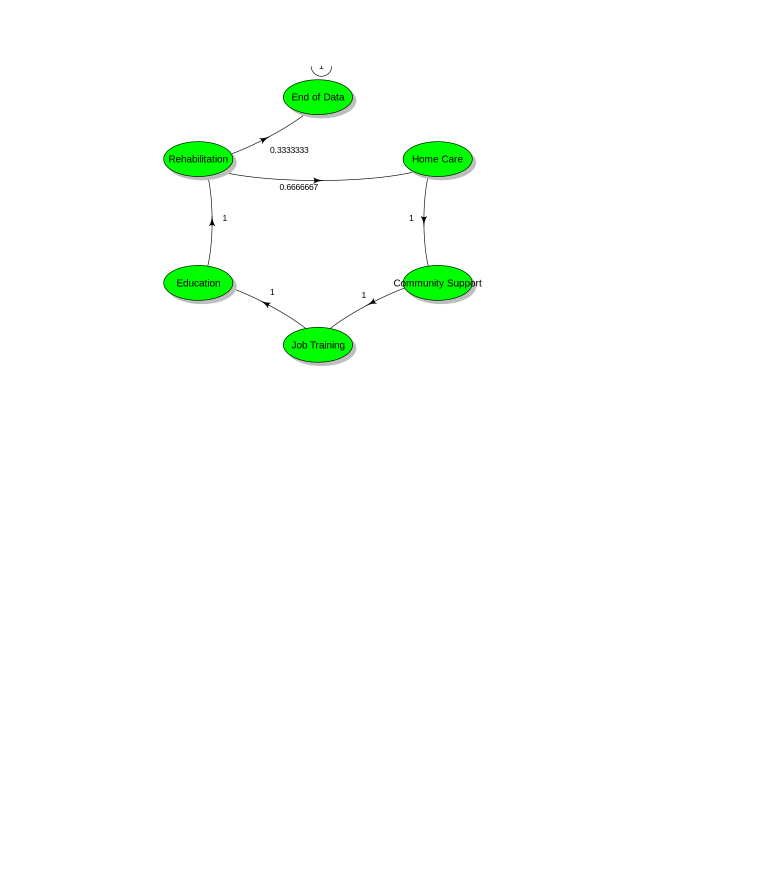
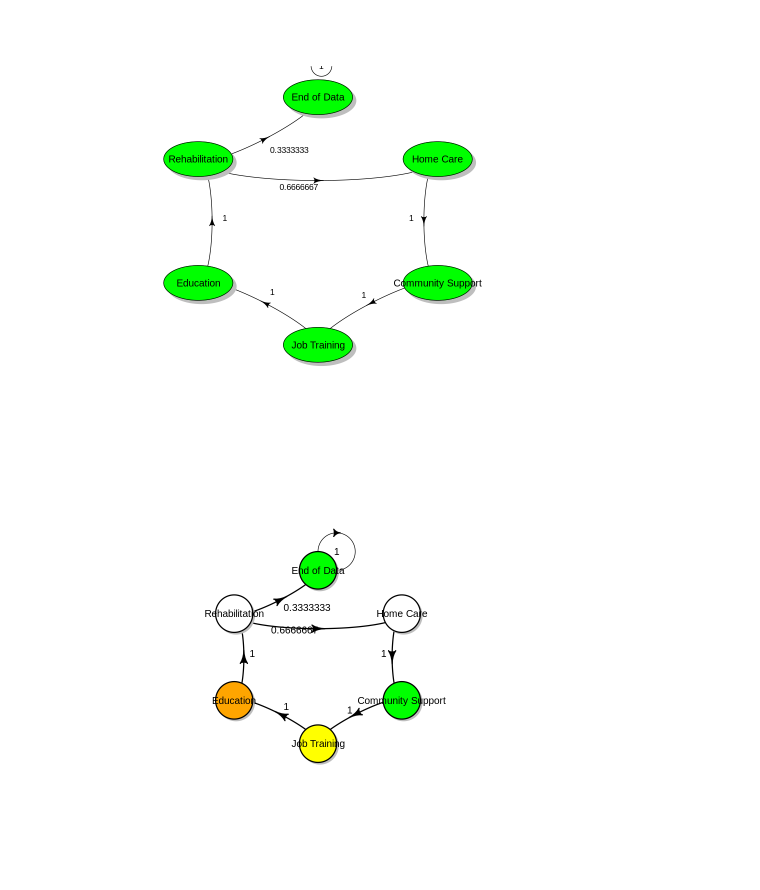
Before and after one commit to mpekar1/DSS-IDI-modelling, a Jupyter notebook: Markov_Chain.ipynb, the cells around one changed output. Saved outputs shown, nothing was run; the diff lists cells and outputs as text; code cells hidden in the pictures; blank space fills up the shorter version.

```diff
--- a/Markov_Chain.ipynb
+++ b/Markov_Chain.ipynb
@@ -702,3 +702,7 @@ box.type="circle", cex.txt=0.85, lwd=1, self.cex=0.3,
 self.shiftx=0.01, self.shifty=0.09)
 # %% [output]
 [figure]
+# %%
+plotmat(tmc_matrix,relsize=0.7,box.col=c("white","green","yellow", "orange"))
+# %% [output]
+[figure, added]
```
Also changed, not shown: parts of 1 cell of this notebook.
